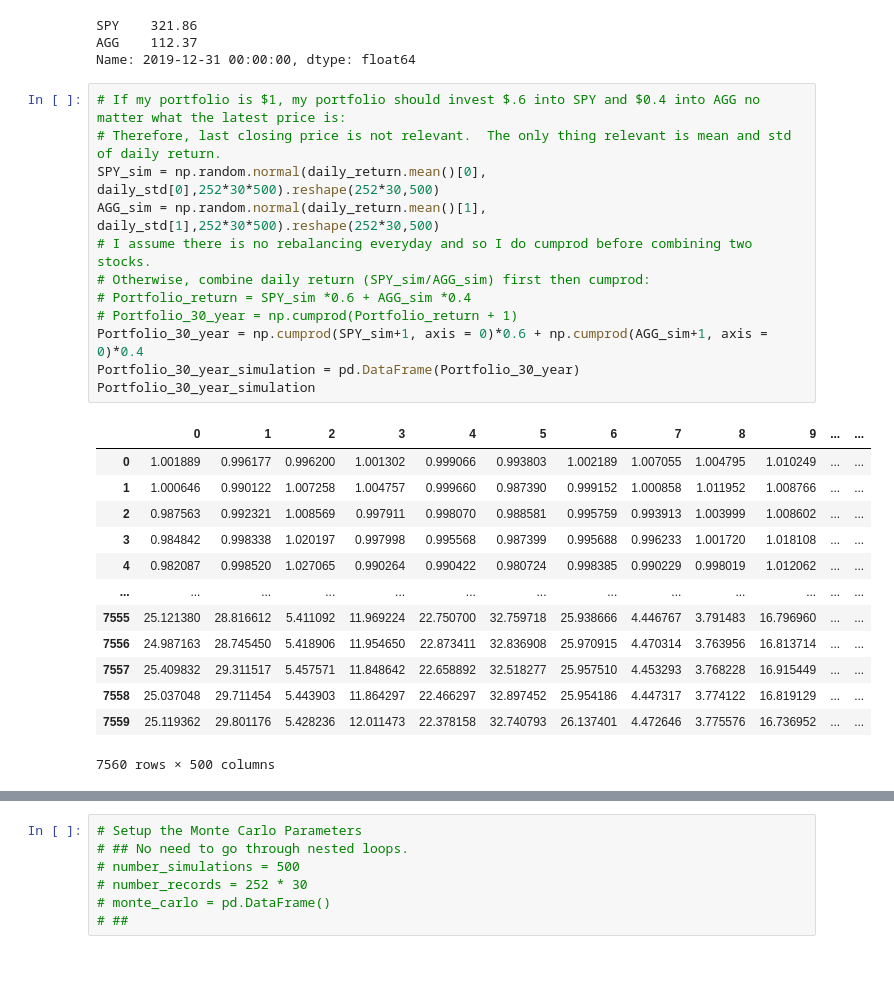
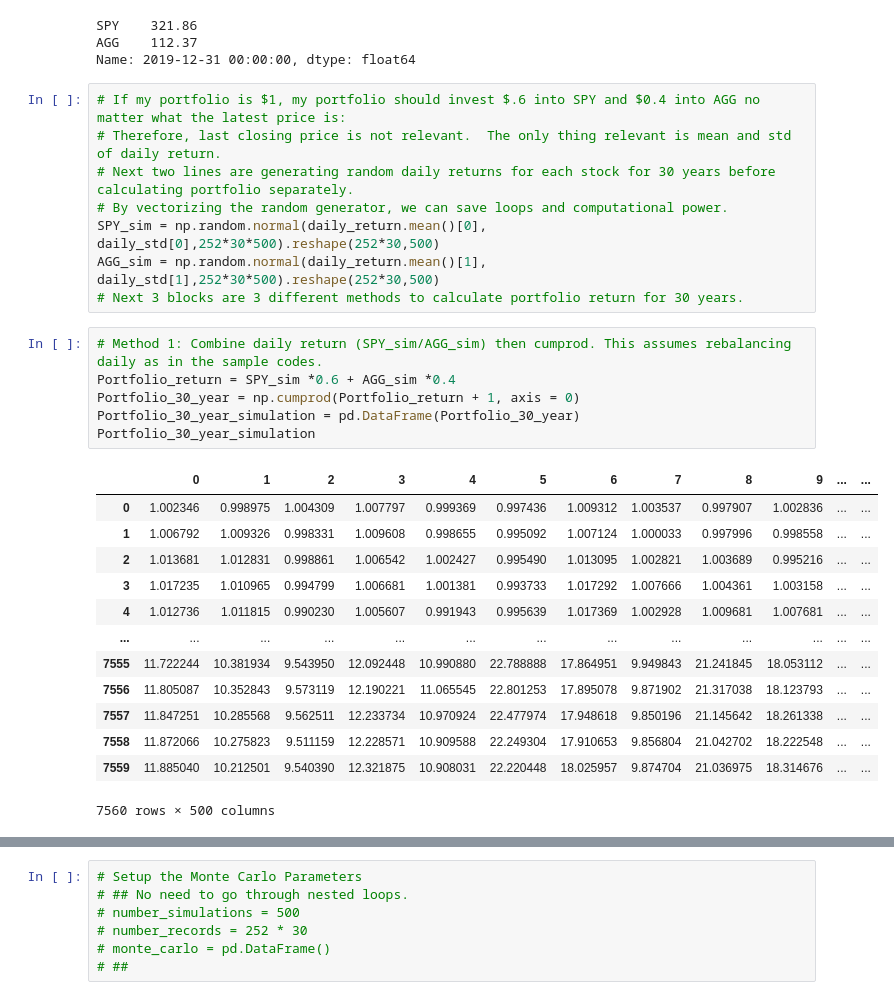
Before and after one commit to junweiluo/API_Financial_Analysis, a Jupyter notebook: portfolio_planner.ipynb, the cells around one changed output, grey strips where cells are left out. Drawn from its saved outputs; the diff is of its cells as text; blank space fills up the shorter version.

```diff
--- a/portfolio_planner.ipynb
+++ b/portfolio_planner.ipynb
@@ -84,26 +84,28 @@ Name: 2019-12-31 00:00:00, dtype: float64
 # %%
 # If my portfolio is $1, my portfolio should invest $.6 into SPY and $0.4 into AGG no matter what the latest price is:
 # Therefore, last closing price is not relevant.  The only thing relevant is mean and std of daily return.
+# Next two lines are generating random daily returns for each stock for 30 years before calculating portfolio separately.
+# By vectorizing the random generator, we can save loops and computational power.
 SPY_sim = np.random.normal(daily_return.mean()[0], daily_std[0],252*30*500).reshape(252*30,500)
 AGG_sim = np.random.normal(daily_return.mean()[1], daily_std[1],252*30*500).reshape(252*30,500)
-# I assume there is no rebalancing everyday and so I do cumprod before combining two stocks.
-# Otherwise, combine daily return (SPY_sim/AGG_sim) first then cumprod:
-# Portfolio_return = SPY_sim *0.6 + AGG_sim *0.4
-# Portfolio_30_year = np.cumprod(Portfolio_return + 1)
-Portfolio_30_year = np.cumprod(SPY_sim+1, axis = 0)*0.6 + np.cumprod(AGG_sim+1, axis = 0)*0.4
-Portfolio_30_year_simulation = pd.DataFrame(Portfolio_30_year)
-Portfolio_30_year_simulation
+# Next 3 blocks are 3 different methods to calculate portfolio return for 30 years.
-# %% [output]
-|  | 0 | 1 | 2 | 3 | 4 | 5 | 6 | 7 | 8 | 9 | ... | ... |
-| 0 | 1.001889 | 0.996177 | 0.996200 | 1.001302 | 0.999066 | 0.993803 | 1.002189 | 1.007055 | 1.004795 | 1.010249 | ... | ... |
-| 1 | 1.000646 | 0.990122 | 1.007258 | 1.004757 | 0.999660 | 0.987390 | 0.999152 | 1.000858 | 1.011952 | 1.008766 | ... | ... |
-| 2 | 0.987563 | 0.992321 | 1.008569 | 0.997911 | 0.998070 | 0.988581 | 0.995759 | 0.993913 | 1.003999 | 1.008602 | ... | ... |
-| 3 | 0.984842 | 0.998338 | 1.020197 | 0.997998 | 0.995568 | 0.987399 | 0.995688 | 0.996233 | 1.001720 | 1.018108 | ... | ... |
-| 4 | 0.982087 | 0.998520 | 1.027065 | 0.990264 | 0.990422 | 0.980724 | 0.998385 | 0.990229 | 0.998019 | 1.012062 | ... | ... |
-| ... | ... | ... | ... | ... | ... | ... | ... | ... | ... | ... | ... | ... |
-| 7555 | 25.121380 | 28.816612 | 5.411092 | 11.969224 | 22.750700 | 32.759718 | 25.938666 | 4.446767 | 3.791483 | 16.796960 | ... | ... |
-| 7556 | 24.987163 | 28.745450 | 5.418906 | 11.954650 | 22.873411 | 32.836908 | 25.970915 | 4.470314 | 3.763956 | 16.813714 | ... | ... |
-| 7557 | 25.409832 | 29.311517 | 5.457571 | 11.848642 | 22.658892 | 32.518277 | 25.957510 | 4.453293 | 3.768228 | 16.915449 | ... | ... |
-| 7558 | 25.037048 | 29.711454 | 5.443903 | 11.864297 | 22.466297 | 32.897452 | 25.954186 | 4.447317 | 3.774122 | 16.819129 | ... | ... |
-| 7559 | 25.119362 | 29.801176 | 5.428236 | 12.011473 | 22.378158 | 32.740793 | 26.137401 | 4.472646 | 3.775576 | 16.736952 | ... | ... |
-7560 rows × 500 columns
+# %%
+# Method 1: Combine daily return (SPY_sim/AGG_sim) then cumprod. This assumes rebalancing daily as in the sample codes.
+Portfolio_return = SPY_sim *0.6 + AGG_sim *0.4
+Portfolio_30_year = np.cumprod(Portfolio_return + 1, axis = 0)
+Portfolio_30_year_simulation = pd.DataFrame(Portfolio_30_year)
+Portfolio_30_year_simulation
+# %% [output]
+|  | 0 | 1 | 2 | 3 | 4 | 5 | 6 | 7 | 8 | 9 | ... | ... |
+| 0 | 1.002346 | 0.998975 | 1.004309 | 1.007797 | 0.999369 | 0.997436 | 1.009312 | 1.003537 | 0.997907 | 1.002836 | ... | ... |
+| 1 | 1.006792 | 1.009326 | 0.998331 | 1.009608 | 0.998655 | 0.995092 | 1.007124 | 1.000033 | 0.997996 | 0.998558 | ... | ... |
+| 2 | 1.013681 | 1.012831 | 0.998861 | 1.006542 | 1.002427 | 0.995490 | 1.013095 | 1.002821 | 1.003689 | 0.995216 | ... | ... |
+| 3 | 1.017235 | 1.010965 | 0.994799 | 1.006681 | 1.001381 | 0.993733 | 1.017292 | 1.007666 | 1.004361 | 1.003158 | ... | ... |
+| 4 | 1.012736 | 1.011815 | 0.990230 | 1.005607 | 0.991943 | 0.995639 | 1.017369 | 1.002928 | 1.009681 | 1.007681 | ... | ... |
+| ... | ... | ... | ... | ... | ... | ... | ... | ... | ... | ... | ... | ... |
+| 7555 | 11.722244 | 10.381934 | 9.543950 | 12.092448 | 10.990880 | 22.788888 | 17.864951 | 9.949843 | 21.241845 | 18.053112 | ... | ... |
+| 7556 | 11.805087 | 10.352843 | 9.573119 | 12.190221 | 11.065545 | 22.801253 | 17.895078 | 9.871902 | 21.317038 | 18.123793 | ... | ... |
+| 7557 | 11.847251 | 10.285568 | 9.562511 | 12.233734 | 10.970924 | 22.477974 | 17.948618 | 9.850196 | 21.145642 | 18.261338 | ... | ... |
+| 7558 | 11.872066 | 10.275823 | 9.511159 | 12.228571 | 10.909588 | 22.249304 | 17.910653 | 9.856804 | 21.042702 | 18.222548 | ... | ... |
+| 7559 | 11.885040 | 10.212501 | 9.540390 | 12.321875 | 10.908031 | 22.220448 | 18.025957 | 9.874704 | 21.036975 | 18.314676 | ... | ... |
+7560 rows × 500 columns
```
Also changed, not shown: parts of 16 cells of this notebook.
